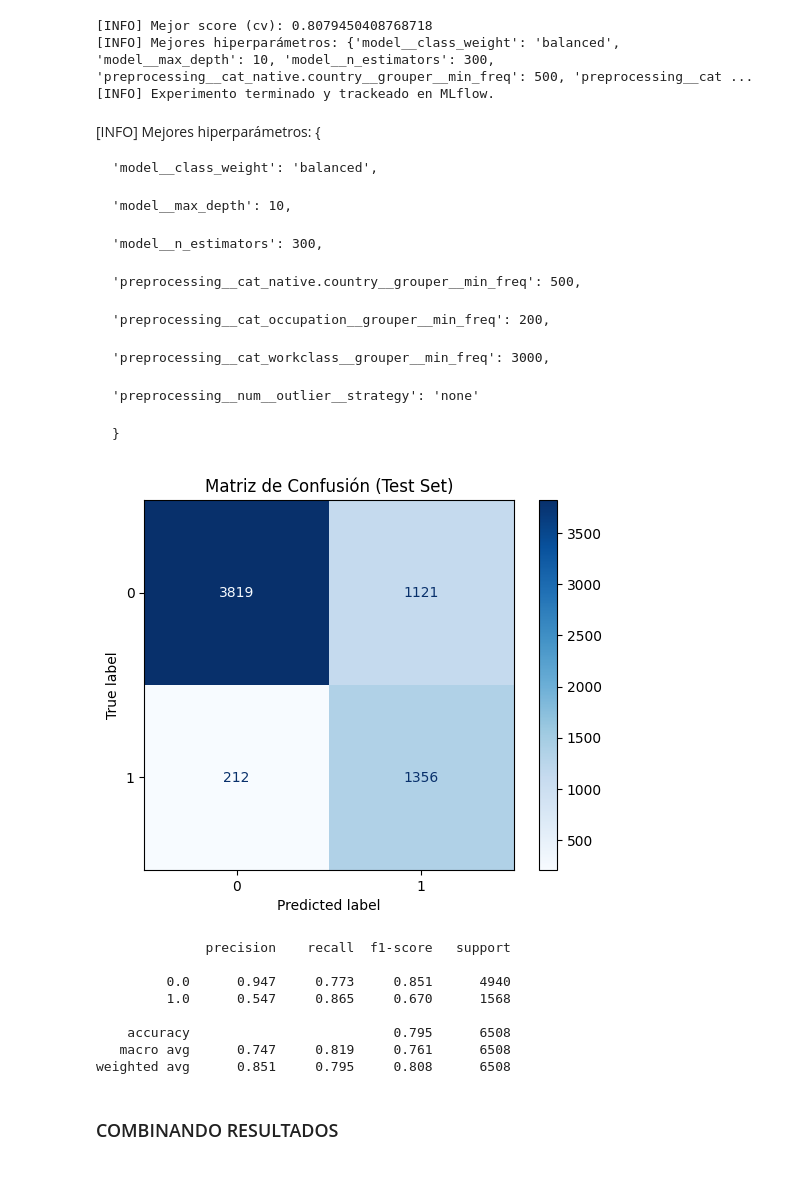
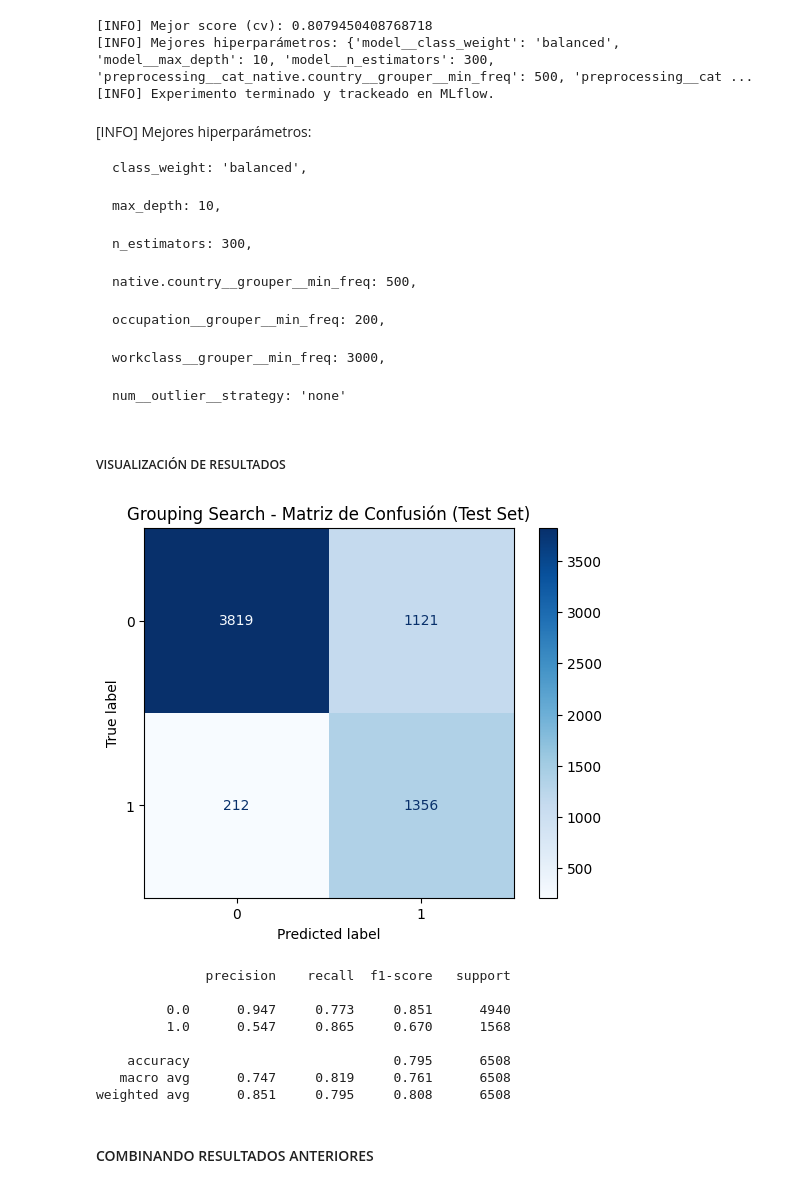
Before and after one commit to XavrV/mini-project-income, a Jupyter notebook: mini_project_adult_income.ipynb, the cells around one changed output. Drawn from its saved outputs; the diff is of its cells as text; code cells hidden in the pictures.

Commit message:
Agregado de Visualizacion de Resultados

```diff
--- a/mini_project_adult_income.ipynb
+++ b/mini_project_adult_income.ipynb
@@ -544,7 +542,7 @@ Mejores hiperparámetros: {
 from sklearn.metrics import confusion_matrix, ConfusionMatrixDisplay, classification_report
 
 # El mejor modelo entrenado
-best_model = joblib.load("results_out/best_model_grid.joblib")
+best_model = joblib.load("results_out/prepro_imp_ol/best_model.joblib")
 y_pred = best_model.predict(splits["X_test"])
 
 # Matriz de confusión
@@ -726,41 +728,41 @@ Fitting 5 folds for each of 100 candidates, totalling 500 fits
 [INFO] Mejores hiperparámetros: {'model__class_weight': 'balanced', 'model__max_depth': 10, 'model__n_estimators': 300, 'preprocessing__cat_native.country__grouper__min_freq': 500, 'preprocessing__cat ...
 [INFO] Experimento terminado y trackeado en MLflow.
 # %% [markdown]
-[INFO] Mejores hiperparámetros: {
+[INFO] Mejores hiperparámetros:
 
-    'model__class_weight': 'balanced',
+    class_weight: 'balanced',
 
-    'model__max_depth': 10,
+    max_depth: 10,
 
-    'model__n_estimators': 300,
+    n_estimators: 300,
 
-    'preprocessing__cat_native.country__grouper__min_freq': 500,
+    native.country__grouper__min_freq: 500,
 
-    'preprocessing__cat_occupation__grouper__min_freq': 200,
+    occupation__grouper__min_freq: 200,
 
-    'preprocessing__cat_workclass__grouper__min_freq': 3000,
+    workclass__grouper__min_freq: 3000,
 
-    'preprocessing__num__outlier__strategy': 'none'
-
-    }
+    num__outlier__strategy: 'none'
+# %% [markdown]
+##### VISUALIZACIÓN DE RESULTADOS
 # %%
 from sklearn.metrics import confusion_matrix, ConfusionMatrixDisplay, classification_report
 
 # El mejor modelo entrenado
 best_model = joblib.load("results_out/grouping_search/best_model.joblib")
 y_pred = best_model.predict(splits["X_test"])
 
 # Matriz de confusión
 cm = confusion_matrix(splits["y_test"], y_pred)
 disp = ConfusionMatrixDisplay(confusion_matrix=cm)
 disp.plot(cmap="Blues")
-plt.title("Matriz de Confusión (Test Set)")
+plt.title("Grouping Search - Matriz de Confusión (Test Set)")
 plt.show()
 
 # Reporte de clasificación
 print(classification_report(splits["y_test"], y_pred, digits=3))
 # %% [output]
-[figure, old version]
+[figure, new version]
               precision    recall  f1-score   support
 
          0.0      0.947     0.773     0.851      4940
@@ -770,7 +772,7 @@ print(classification_report(splits["y_test"], y_pred, digits=3))
    macro avg      0.747     0.819     0.761      6508
 weighted avg      0.851     0.795     0.808      6508
 # %% [markdown]
-### COMBINANDO RESULTADOS
+#### COMBINANDO RESULTADOS ANTERIORES
 # %%
 ## Explorando combinaciones de best_params obtenidos
 
```
Also changed, not shown: parts of 23 cells of this notebook.
